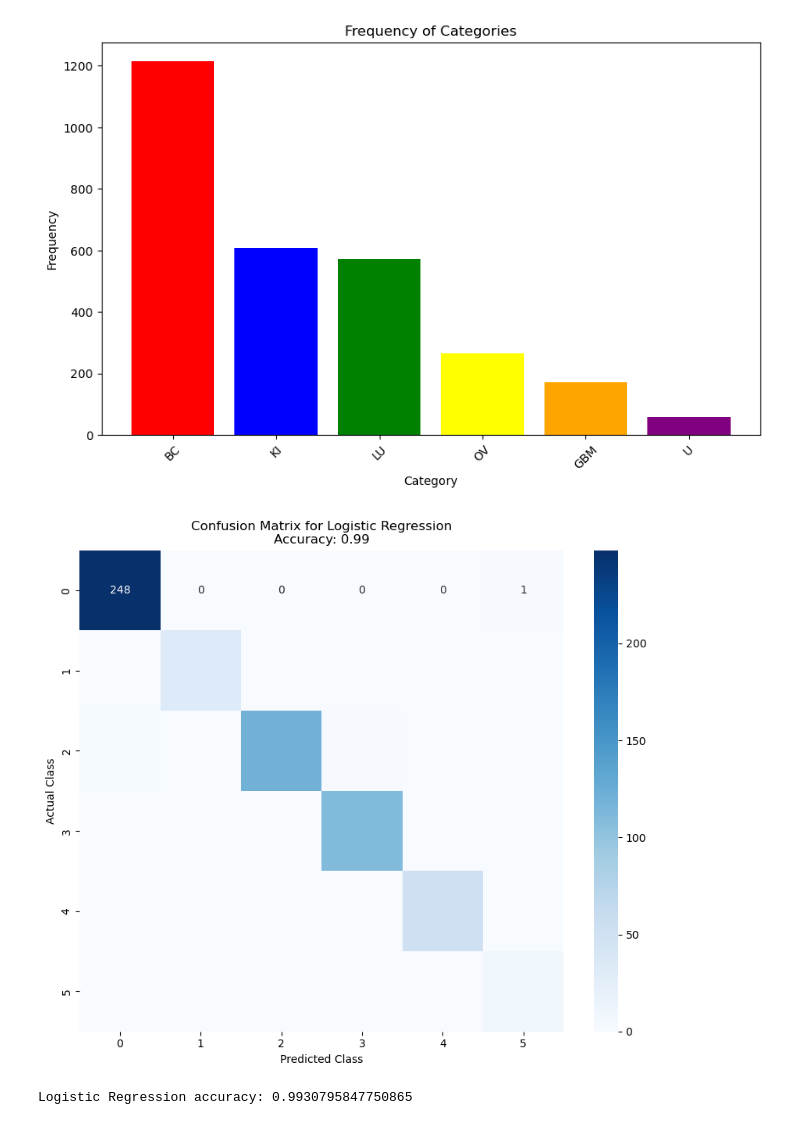
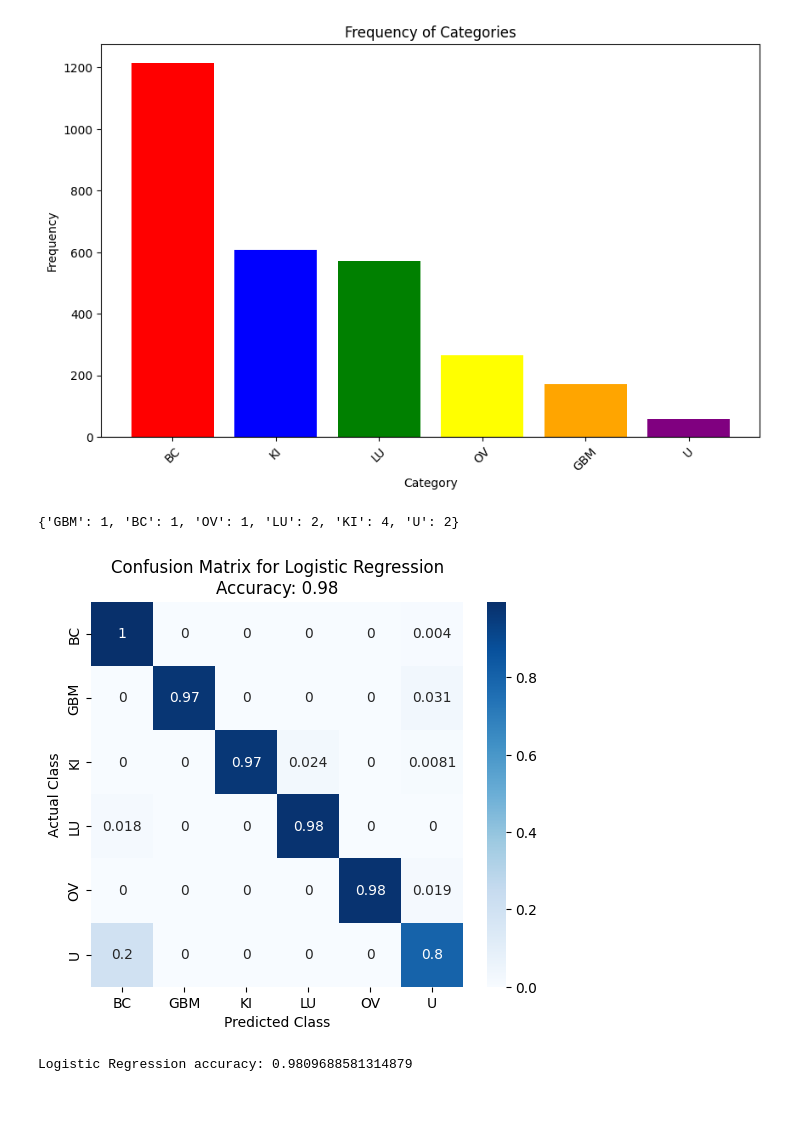
Before and after one commit to FelixJons/mve411-big-data-stats, a Jupyter notebook: assignment-1/per_class_notebook.ipynb, the cells around one changed output. Saved outputs shown, nothing was run; the diff lists cells and outputs as text; code cells hidden in the pictures.

```diff
--- a/assignment-1/per_class_notebook.ipynb
+++ b/assignment-1/per_class_notebook.ipynb
@@ -55,7 +55,7 @@ plt.show()
 classifiers = {
     "Logistic Regression": LogisticRegression(max_iter=1000),
     "Random Forest": RandomForestClassifier(n_estimators=100, n_jobs=-1),
-    "KNN": KNeighborsClassifier(n_neighbors=3),
+    "KNN": KNeighborsClassifier(n_neighbors=20),
 }
 # %%
 # Create a df for every x
@@ -72,8 +72,8 @@ X_train, X_test, y_train, y_test = train_test_split(
     X, y, test_size=0.2, random_state=42
 )
 # %%
-standardize = False
-apply_pca = False
+standardize = True
+apply_pca = True
 
 if standardize:
     sc = StandardScaler()
@@ -85,20 +85,27 @@ if apply_pca:
     X_train = pca.fit_transform(X_train)
     X_test = pca.transform(X_test)
 # %%
-clf = classifiers["Logistic Regression"]
-
+clf = classifiers["KNN"]
+kf = KFold(n_splits=5, shuffle=True, random_state=42)
 clf.fit(X_train, y_train)
 y_pred = clf.predict(X_test)
 accuracy = accuracy_score(y_test, y_pred)
-cm = confusion_matrix(y_test, y_pred)
-plt.figure(figsize=(10, 8))
-sns.heatmap(cm, annot=True, fmt="d", cmap="Blues")
+cm = confusion_matrix(y_test, y_pred, normalize="true")
+dict = {'GBM': 0, 'BC': 0, 'OV': 0, 'LU': 0, 'KI': 0, 'U': 0}
+class_labels = sorted(set(y_test))
+for i in range(len(y_test)):
+    if y_test.iloc[i] != y_pred[i]:
+        dict[y_test.iloc[i]] += 1
+print(dict)
+plt.figure(figsize=(6, 5))
+sns.heatmap(cm, annot=True, cmap="Blues", xticklabels=class_labels, yticklabels=class_labels)
 plt.title(f'Confusion Matrix for Logistic Regression\nAccuracy: {accuracy:.2f}')
 plt.ylabel('Actual Class')
 plt.xlabel('Predicted Class')
 plt.show()
 
 print(f"Logistic Regression accuracy: {accuracy}")
 # %% [output]
+{'GBM': 1, 'BC': 1, 'OV': 1, 'LU': 2, 'KI': 4, 'U': 2}
-[figure, old version]
+[figure, new version]
-Logistic Regression accuracy: 0.9930795847750865
+Logistic Regression accuracy: 0.9809688581314879
```
Also changed, not shown: parts of 1 cell of this notebook.
